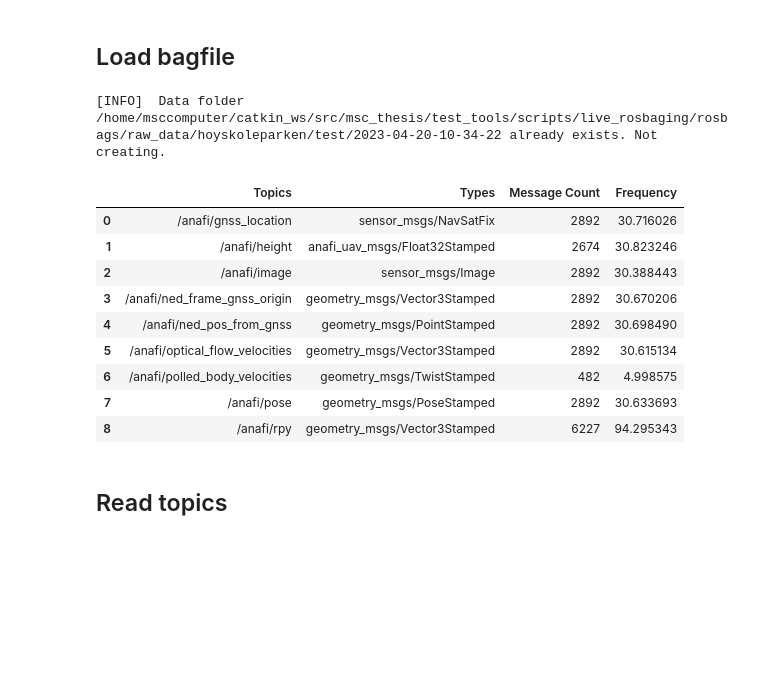
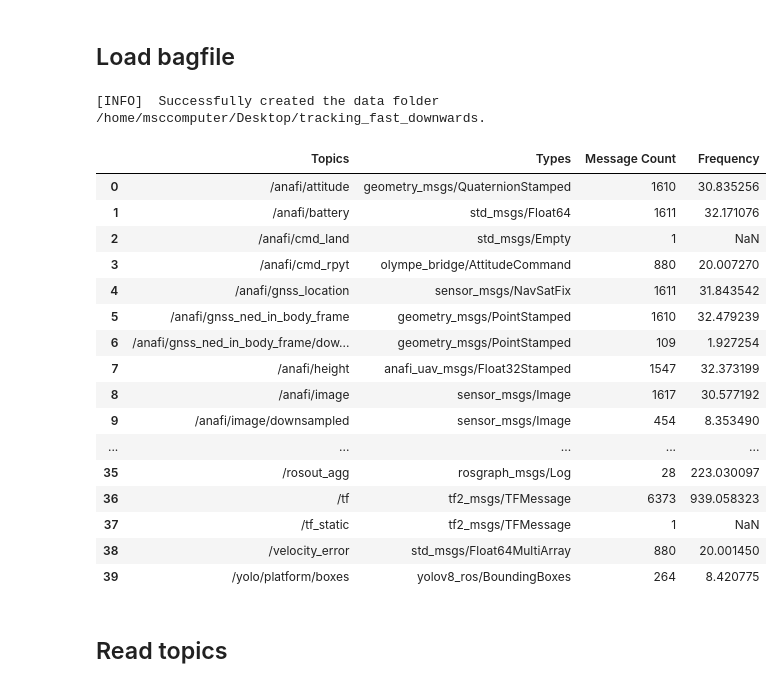
Before and after one commit to simenallum/msc_thesis, a Jupyter notebook: offline_utils/analysis_and_plotting/Platform_tracker/analyse_perception_FULL.ipynb, the cells around one changed output. Cells and saved outputs as stored; diff of their text form; code cells hidden in the pictures; blank space fills up the shorter version.

```diff
--- a/offline_utils/analysis_and_plotting/Platform_tracker/analyse_perception_FULL.ipynb
+++ b/offline_utils/analysis_and_plotting/Platform_tracker/analyse_perception_FULL.ipynb
@@ -169,21 +174,28 @@ anafi_height_available = True
 # %% [markdown]
 ## Load bagfile
-# %%
-b = bagreader('/home/msccomputer/catkin_ws/src/msc_thesis/test_tools/scripts/live_rosbaging/rosbags/raw_data/hoyskoleparken/test/2023-04-20-10-34-22.bag')
-
-b.topic_table
-# %% [output]
-[INFO]  Data folder /home/msccomputer/catkin_ws/src/msc_thesis/test_tools/scripts/live_rosbaging/rosbags/raw_data/hoyskoleparken/test/2023-04-20-10-34-22 already exists. Not creating.
-|  | Topics | Types | Message Count | Frequency |
-| 0 | /anafi/gnss_location | sensor_msgs/NavSatFix | 2892 | 30.716026 |
-| 1 | /anafi/height | anafi_uav_msgs/Float32Stamped | 2674 | 30.823246 |
-| 2 | /anafi/image | sensor_msgs/Image | 2892 | 30.388443 |
-| 3 | /anafi/ned_frame_gnss_origin | geometry_msgs/Vector3Stamped | 2892 | 30.670206 |
-| 4 | /anafi/ned_pos_from_gnss | geometry_msgs/PointStamped | 2892 | 30.698490 |
-| 5 | /anafi/optical_flow_velocities | geometry_msgs/Vector3Stamped | 2892 | 30.615134 |
-| 6 | /anafi/polled_body_velocities | geometry_msgs/TwistStamped | 482 | 4.998575 |
-| 7 | /anafi/pose | geometry_msgs/PoseStamped | 2892 | 30.633693 |
-| 8 | /anafi/rpy | geometry_msgs/Vector3Stamped | 6227 | 94.295343 |
+# %%
+b = bagreader('/home/msccomputer/Desktop/tracking_fast_downwards.bag')
+
+b.topic_table
+# %% [output]
+[INFO]  Successfully created the data folder /home/msccomputer/Desktop/tracking_fast_downwards.
+|  | Topics | Types | Message Count | Frequency |
+| 0 | /anafi/attitude | geometry_msgs/QuaternionStamped | 1610 | 30.835256 |
+| 1 | /anafi/battery | std_msgs/Float64 | 1611 | 32.171076 |
+| 2 | /anafi/cmd_land | std_msgs/Empty | 1 | NaN |
+| 3 | /anafi/cmd_rpyt | olympe_bridge/AttitudeCommand | 880 | 20.007270 |
+| 4 | /anafi/gnss_location | sensor_msgs/NavSatFix | 1611 | 31.843542 |
+| 5 | /anafi/gnss_ned_in_body_frame | geometry_msgs/PointStamped | 1610 | 32.479239 |
+| 6 | /anafi/gnss_ned_in_body_frame/dow... | geometry_msgs/PointStamped | 109 | 1.927254 |
+| 7 | /anafi/height | anafi_uav_msgs/Float32Stamped | 1547 | 32.373199 |
+| 8 | /anafi/image | sensor_msgs/Image | 1617 | 30.577192 |
+| 9 | /anafi/image/downsampled | sensor_msgs/Image | 454 | 8.353490 |
+| ... | ... | ... | ... | ... |
+| 35 | /rosout_agg | rosgraph_msgs/Log | 28 | 223.030097 |
+| 36 | /tf | tf2_msgs/TFMessage | 6373 | 939.058323 |
+| 37 | /tf_static | tf2_msgs/TFMessage | 1 | NaN |
+| 38 | /velocity_error | std_msgs/Float64MultiArray | 880 | 20.001450 |
+| 39 | /yolo/platform/boxes | yolov8_ros/BoundingBoxes | 264 | 8.420775 |
 # %% [markdown]
 ## Read topics
 # %%
```
Also changed, not shown: parts of 6 cells of this notebook, 1 other file.
